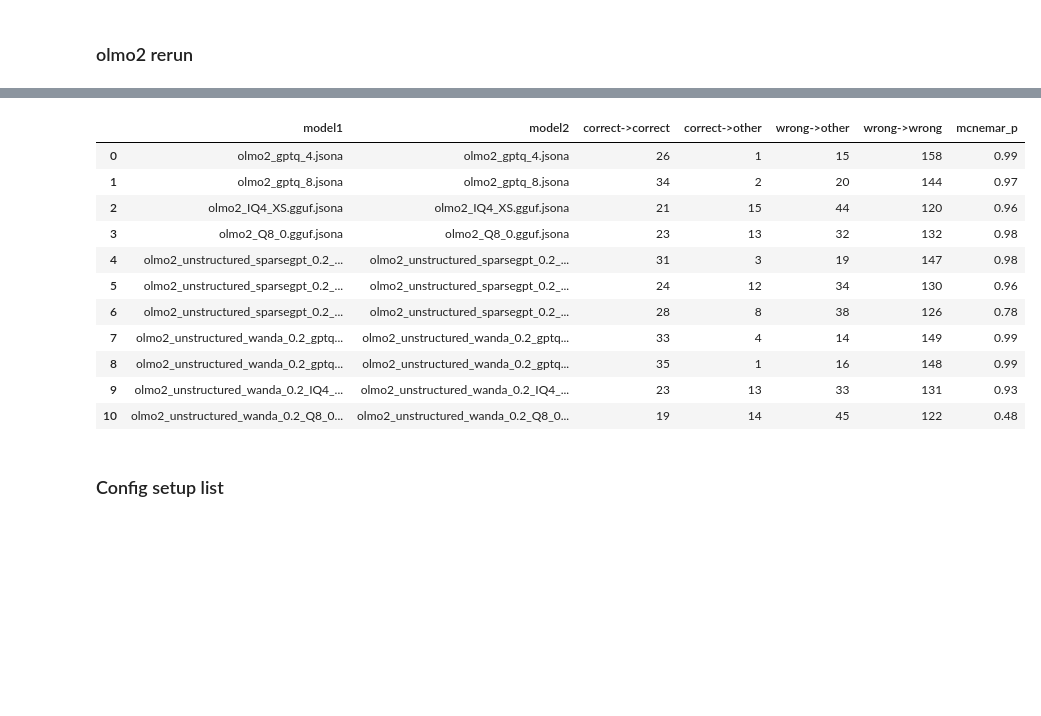
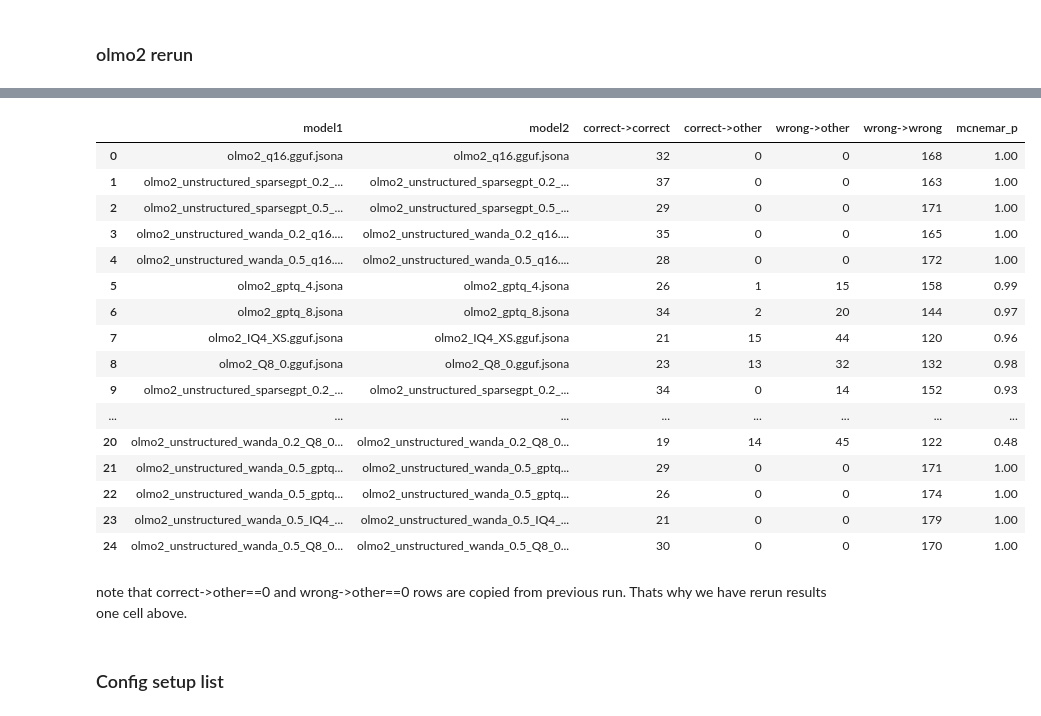
Before and after one commit to YouOnlyLive1ce/llm_on_edge, a Jupyter notebook: benchmark/visualize_results.ipynb, the cells around one changed output, grey strips where cells are left out. Saved outputs shown, nothing was run; the diff lists cells and outputs as text; code cells hidden in the pictures; blank space fills up the shorter version.

Commit message:
logs, tables update

```diff
--- a/benchmark/visualize_results.ipynb
+++ b/benchmark/visualize_results.ipynb
@@ -893,6 +893,8 @@ print(benchllm.calc_category_acc(df_human2["human_category?"].reset_index(drop=T
 import pandas as pd
 from pathlib import Path
 import json
+import benchmark_client
+benchllm=benchmark_client.BenchLLMClient('##','##')
 
 json_files1 = sorted([str(path) for path in Path('../../special_run8/special_run7/out/olmo2').rglob("*.jsona")])
 json_files2 = ['../../out/olmo2/benchmark_results/out/olmo2/original/olmo2_q16.gguf.jsona',
@@ -935,16 +937,15 @@ for i in range(len(json_files1)):
     p_value = benchllm.mcnemar_bowker_pval(df1_category,df2_category)
     name1 = json_files1[i].split('/')[-1]
     name2 = json_files2[i].split('/')[-1]
-    if c_curr_other!=0 and base_wrong_curr_other!=0:
-        results.append({
-            'model1': name1,
-            'model2': name2,
-            'correct->correct': c_curr_c,
-            'correct->other': c_curr_other,  # b in McNemar
-            'wrong->other': base_wrong_curr_other,  # c in McNemar
-            'wrong->wrong': base_wrong_curr_wrong,
-            'mcnemar_p': f"{p_value:.2f}",
-        })
+    results.append({
+        'model1': name1,
+        'model2': name2,
+        'correct->correct': c_curr_c,
+        'correct->other': c_curr_other,  # b in McNemar
+        'wrong->other': base_wrong_curr_other,  # c in McNemar
+        'wrong->wrong': base_wrong_curr_wrong,
+        'mcnemar_p': f"{p_value:.2f}",
+    })
 
 df_results = pd.DataFrame(results)
 df_results
@@ -976,53 +988,59 @@ json_files2 = sorted([str(path) for path in Path('../../out/olmo2/benchmark_resu
 # Initialize list to collect results
 results = []
 
 for i in range(len(json_files1)):
     # Load categories from both files
     with open(json_files1[i], 'r') as f:
         data1 = json.load(f)
     df1_category = pd.Series(data1['category'])
 
     with open(json_files2[i], 'r') as f:
         data2 = json.load(f)
     df2_category = pd.Series(data2['category'])
 
     transitions = pd.crosstab(df1_category, df2_category, colnames=["category"])
     # mcnemar compared to base model
     c_curr_c=transitions.get("CORRECT").get("CORRECT").item()
     c_curr_other=(df1_category=="CORRECT").sum()-c_curr_c
     common_labels = transitions.index.intersection(transitions.columns)
     base_trace = sum(transitions.loc[label, label] for label in common_labels)
     base_wrong_curr_wrong=base_trace-c_curr_c
     base_wrong_curr_other=200-(df1_category=="CORRECT").sum()-base_wrong_curr_wrong
 
     p_value = benchllm.mcnemar_bowker_pval(df1_category,df2_category)
     name1 = json_files1[i].split('/')[-1]
     name2 = json_files2[i].split('/')[-1]
-    if c_curr_other!=0 and base_wrong_curr_other!=0:
-        results.append({
-            'model1': name1,
-            'model2': name2,
-            'correct->correct': c_curr_c,
-            'correct->other': c_curr_other,  # b in McNemar
-            'wrong->other': base_wrong_curr_other,  # c in McNemar
-            'wrong->wrong': base_wrong_curr_wrong,
-            'mcnemar_p': f"{p_value:.2f}",
-        })
+    results.append({
+        'model1': name1,
+        'model2': name2,
+        'correct->correct': c_curr_c,
+        'correct->other': c_curr_other,  # b in McNemar
+        'wrong->other': base_wrong_curr_other,  # c in McNemar
+        'wrong->wrong': base_wrong_curr_wrong,
+        'mcnemar_p': f"{p_value:.2f}",
+    })
 
 df_results = pd.DataFrame(results)
 df_results
 # %% [output]
 |  | model1 | model2 | correct->correct | correct->other | wrong->other | wrong->wrong | mcnemar_p |
-| 0 | olmo2_gptq_4.jsona | olmo2_gptq_4.jsona | 26 | 1 | 15 | 158 | 0.99 |
-| 1 | olmo2_gptq_8.jsona | olmo2_gptq_8.jsona | 34 | 2 | 20 | 144 | 0.97 |
-| 2 | olmo2_IQ4_XS.gguf.jsona | olmo2_IQ4_XS.gguf.jsona | 21 | 15 | 44 | 120 | 0.96 |
-| 3 | olmo2_Q8_0.gguf.jsona | olmo2_Q8_0.gguf.jsona | 23 | 13 | 32 | 132 | 0.98 |
-| 4 | olmo2_unstructured_sparsegpt_0.2_... | olmo2_unstructured_sparsegpt_0.2_... | 31 | 3 | 19 | 147 | 0.98 |
-| 5 | olmo2_unstructured_sparsegpt_0.2_... | olmo2_unstructured_sparsegpt_0.2_... | 24 | 12 | 34 | 130 | 0.96 |
-| 6 | olmo2_unstructured_sparsegpt_0.2_... | olmo2_unstructured_sparsegpt_0.2_... | 28 | 8 | 38 | 126 | 0.78 |
-| 7 | olmo2_unstructured_wanda_0.2_gptq... | olmo2_unstructured_wanda_0.2_gptq... | 33 | 4 | 14 | 149 | 0.99 |
-| 8 | olmo2_unstructured_wanda_0.2_gptq... | olmo2_unstructured_wanda_0.2_gptq... | 35 | 1 | 16 | 148 | 0.99 |
-| 9 | olmo2_unstructured_wanda_0.2_IQ4_... | olmo2_unstructured_wanda_0.2_IQ4_... | 23 | 13 | 33 | 131 | 0.93 |
-| 10 | olmo2_unstructured_wanda_0.2_Q8_0... | olmo2_unstructured_wanda_0.2_Q8_0... | 19 | 14 | 45 | 122 | 0.48 |
+| 0 | olmo2_q16.gguf.jsona | olmo2_q16.gguf.jsona | 32 | 0 | 0 | 168 | 1.00 |
+| 1 | olmo2_unstructured_sparsegpt_0.2_... | olmo2_unstructured_sparsegpt_0.2_... | 37 | 0 | 0 | 163 | 1.00 |
+| 2 | olmo2_unstructured_sparsegpt_0.5_... | olmo2_unstructured_sparsegpt_0.5_... | 29 | 0 | 0 | 171 | 1.00 |
+| 3 | olmo2_unstructured_wanda_0.2_q16.... | olmo2_unstructured_wanda_0.2_q16.... | 35 | 0 | 0 | 165 | 1.00 |
+| 4 | olmo2_unstructured_wanda_0.5_q16.... | olmo2_unstructured_wanda_0.5_q16.... | 28 | 0 | 0 | 172 | 1.00 |
+| 5 | olmo2_gptq_4.jsona | olmo2_gptq_4.jsona | 26 | 1 | 15 | 158 | 0.99 |
+| 6 | olmo2_gptq_8.jsona | olmo2_gptq_8.jsona | 34 | 2 | 20 | 144 | 0.97 |
+| 7 | olmo2_IQ4_XS.gguf.jsona | olmo2_IQ4_XS.gguf.jsona | 21 | 15 | 44 | 120 | 0.96 |
+| 8 | olmo2_Q8_0.gguf.jsona | olmo2_Q8_0.gguf.jsona | 23 | 13 | 32 | 132 | 0.98 |
+| 9 | olmo2_unstructured_sparsegpt_0.2_... | olmo2_unstructured_sparsegpt_0.2_... | 34 | 0 | 14 | 152 | 0.93 |
+| ... | ... | ... | ... | ... | ... | ... | ... |
+| 20 | olmo2_unstructured_wanda_0.2_Q8_0... | olmo2_unstructured_wanda_0.2_Q8_0... | 19 | 14 | 45 | 122 | 0.48 |
+| 21 | olmo2_unstructured_wanda_0.5_gptq... | olmo2_unstructured_wanda_0.5_gptq... | 29 | 0 | 0 | 171 | 1.00 |
+| 22 | olmo2_unstructured_wanda_0.5_gptq... | olmo2_unstructured_wanda_0.5_gptq... | 26 | 0 | 0 | 174 | 1.00 |
+| 23 | olmo2_unstructured_wanda_0.5_IQ4_... | olmo2_unstructured_wanda_0.5_IQ4_... | 21 | 0 | 0 | 179 | 1.00 |
+| 24 | olmo2_unstructured_wanda_0.5_Q8_0... | olmo2_unstructured_wanda_0.5_Q8_0... | 30 | 0 | 0 | 170 | 1.00 |
+# %% [markdown]
+note that correct->other==0 and wrong->other==0 rows are copied from previous run. Thats why we have rerun results one cell above.
 # %% [markdown]
 ### Config setup list
```
Also changed, not shown: parts of 20 cells of this notebook, 5 other files.
